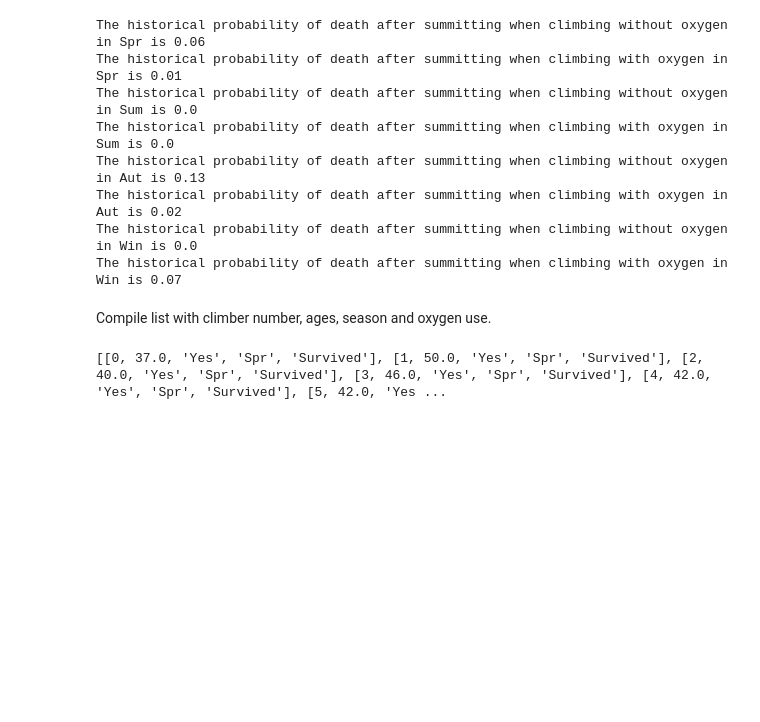
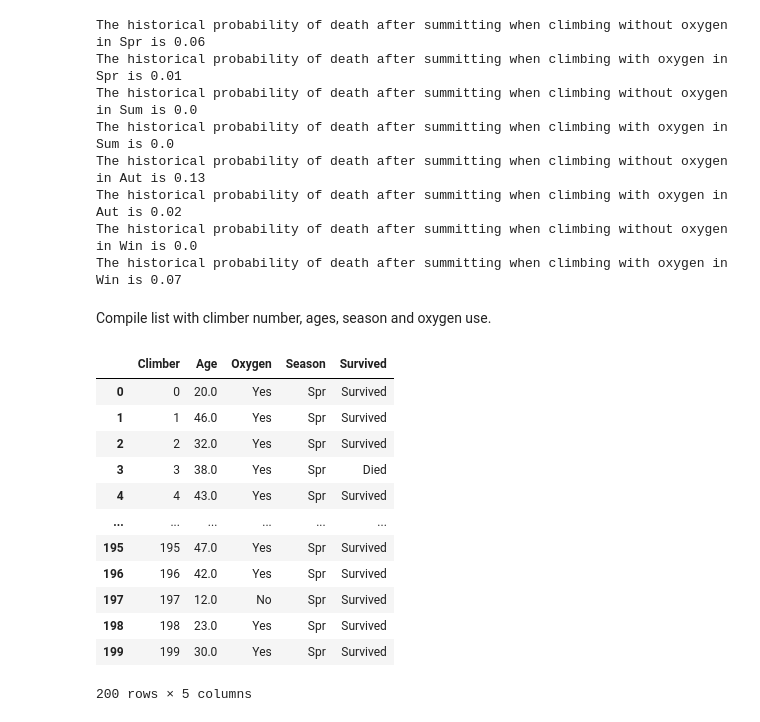
Before and after one commit to dreapadoir/PfDA_Project, a Jupyter notebook: Everest.ipynb, the cells around one changed output. Cells and saved outputs as stored; diff of their text form; code cells hidden in the pictures; blank space fills up the shorter version.

```diff
--- a/Everest.ipynb
+++ b/Everest.ipynb
@@ -14,7 +14,7 @@ import pandas as pd
 import matplotlib.pyplot as plt
 import random
 
-N = 700
+N = 200
 # %% [markdown]
 We first import the Mt. Everest Ascent dataset to understand what information is available for mountaineers and to get an idea of the shape of that data.
 # %%
@@ -219,36 +219,48 @@ def everestFunction():
         elif oxUse[i] == 1 and seasList[i] == 'Aut':
             death = rng.binomial(1, df[(df['Season'] == 'Aut') & (df['Oxy'] == 'Y') & (df['Dth'] == 'Y')].Dth.count() \
                                / df[(df['Season'] == 'Aut') & (df['Oxy'] == 'Y')].Season.count())
 
         elif oxUse[i] == 0 and seasList[i] == 'Win':
             death = rng.binomial(1, df[(df['Season'] == 'Win') & (df['Oxy'] == 'No') & (df['Dth'] == 'Y')].Dth.count() \
                                / df[(df['Season'] == 'Win') & (df['Oxy'] == 'No')].Season.count())
 
         elif oxUse[i] == 1 and seasList[i] == 'Win':
             death = rng.binomial(1, df[(df['Season'] == 'Win') & (df['Oxy'] == 'Y') & (df['Dth'] == 'Y')].Dth.count() \
                                / df[(df['Season'] == 'Win') & (df['Oxy'] == 'Y')].Season.count())
 
         if oxUse[i] == 1:
             oxUse2 = 'No'
         else:
             oxUse2 = 'Yes'
 
         if death == 0:
             death2 = 'Survived'
         else:
             death2 = 'Died'
 
 
         data = [i, round(vals[i],0), oxUse2, seasList[i], death2]
         synEverestData.append(data)
+        synEverestDataDf = pd.DataFrame(synEverestData, columns=['Climber', 'Age', 'Oxygen', 'Season', 'Survived'])
 
-    return synEverestData
+    return synEverestDataDf
 
 
 everestFunction()
-print(synEverestData)
 # %% [output]
+|  | Climber | Age | Oxygen | Season | Survived |
+| 0 | 0 | 20.0 | Yes | Spr | Survived |
+| 1 | 1 | 46.0 | Yes | Spr | Survived |
+| 2 | 2 | 32.0 | Yes | Spr | Survived |
+| 3 | 3 | 38.0 | Yes | Spr | Died |
+| 4 | 4 | 43.0 | Yes | Spr | Survived |
+| ... | ... | ... | ... | ... | ... |
+| 195 | 195 | 47.0 | Yes | Spr | Survived |
+| 196 | 196 | 42.0 | Yes | Spr | Survived |
+| 197 | 197 | 12.0 | No | Spr | Survived |
+| 198 | 198 | 23.0 | Yes | Spr | Survived |
+| 199 | 199 | 30.0 | Yes | Spr | Survived |
-[[0, 37.0, 'Yes', 'Spr', 'Survived'], [1, 50.0, 'Yes', 'Spr', 'Survived'], [2, 40.0, 'Yes', 'Spr', 'Survived'], [3, 46.0, 'Yes', 'Spr', 'Survived'], [4, 42.0, 'Yes', 'Spr', 'Survived'], [5, 42.0, 'Yes ...
+200 rows × 5 columns
 # %%
 synEverestDataDf = pd.DataFrame(synEverestData, columns=['Climber', 'Age', 'Oxygen', 'Season', 'Survived'])
 
```
Also changed, not shown: parts of 7 cells of this notebook.
